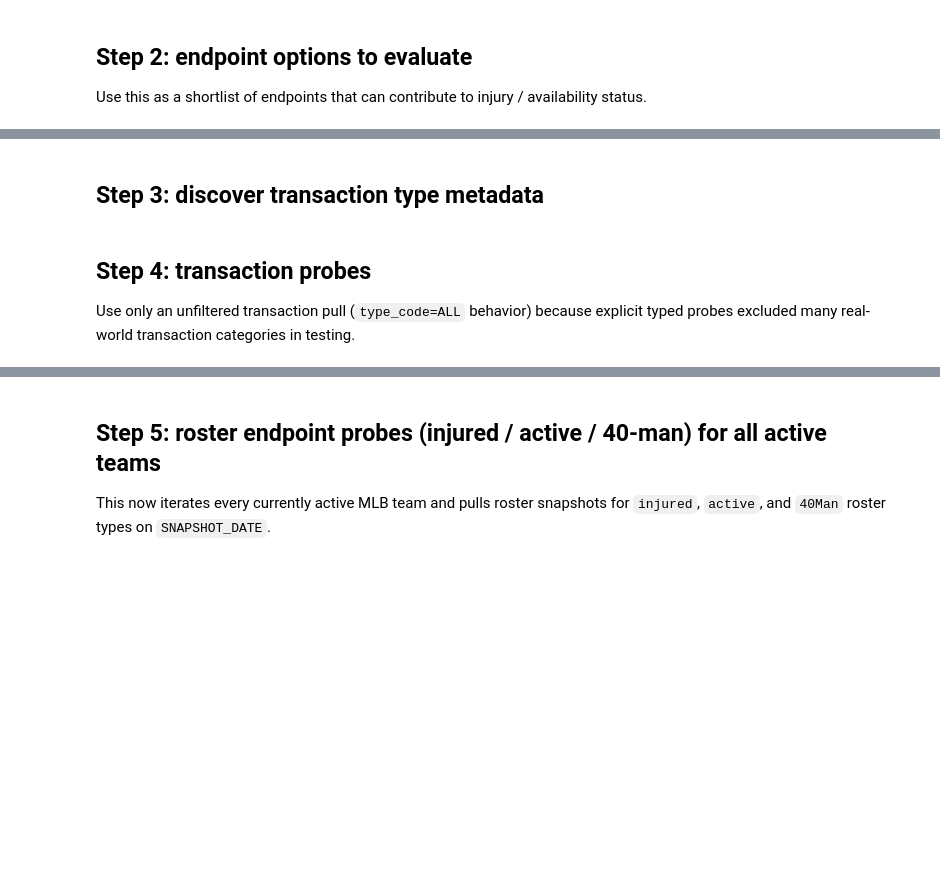
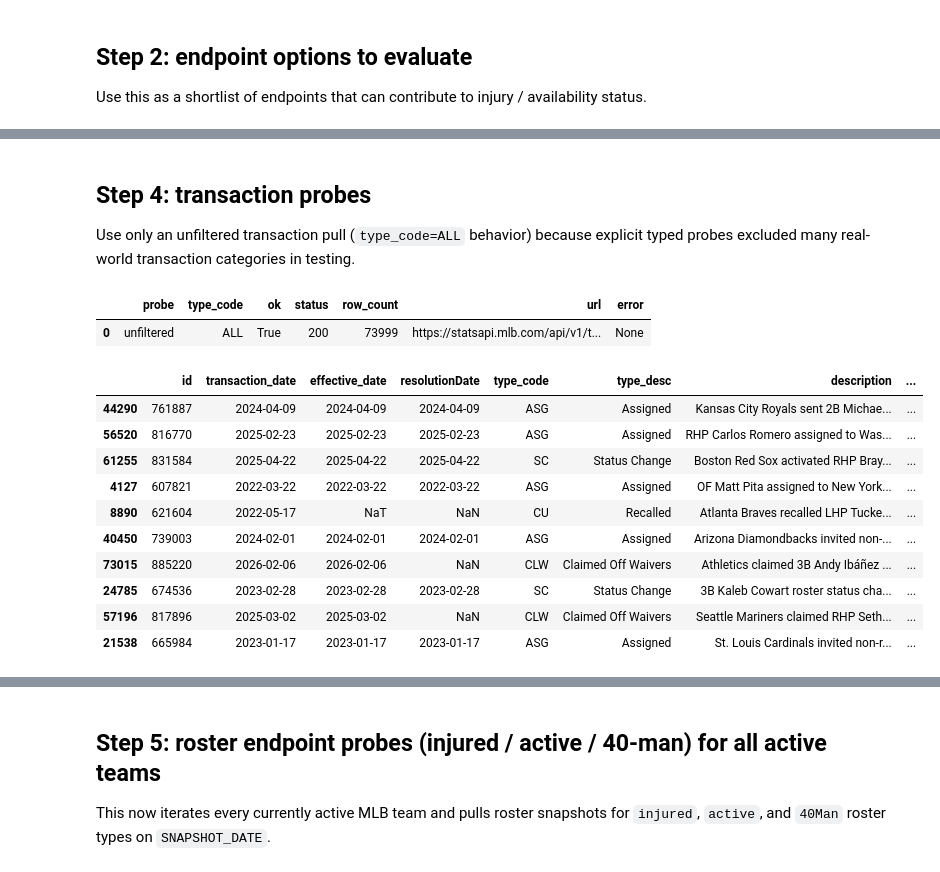
Before and after one commit to colettace/FantasyBaseballPythonNotebooks, a Jupyter notebook: PlayerStatus.ipynb, the cells around one changed output, grey strips where cells are left out. Drawn from its saved outputs; the diff is of its cells as text; code cells hidden in the pictures; blank space fills up the shorter version.

```diff
--- a/PlayerStatus.ipynb
+++ b/PlayerStatus.ipynb
@@ -21,7 +17,7 @@ import pandas as pd
 # %% [markdown]
 ## Configuration
 # %%
-SEASON = date.today().year
+SEASON = 2023 #date.today().year
 LOOKBACK_DAYS = 14
 SPORT_ID = 1
 
@@ -141,2 +149,0 @@ endpoint_catalog
-# %% [markdown]
-## Step 3: discover transaction type metadata
@@ -177,6 +175,9 @@ call_log = pd.DataFrame([
 ])
 
 call_log
+# %% [output]
+|  | probe | type_code | ok | status | row_count | url | error |
+| 0 | unfiltered | ALL | True | 200 | 73999 | https://statsapi.mlb.com/api/v1/t... | None |
 # %%
 frames = []
 
@@ -192,0 +193,14 @@ transactions.head(10)
+# %%
+transactions.sample(10)
+# %% [output]
+|  | id | transaction_date | effective_date | resolutionDate | type_code | type_desc | description | ... |
+| 44290 | 761887 | 2024-04-09 | 2024-04-09 | 2024-04-09 | ASG | Assigned | Kansas City Royals sent 2B Michae... | ... |
+| 56520 | 816770 | 2025-02-23 | 2025-02-23 | 2025-02-23 | ASG | Assigned | RHP Carlos Romero assigned to Was... | ... |
+| 61255 | 831584 | 2025-04-22 | 2025-04-22 | 2025-04-22 | SC | Status Change | Boston Red Sox activated RHP Bray... | ... |
+| 4127 | 607821 | 2022-03-22 | 2022-03-22 | 2022-03-22 | ASG | Assigned | OF Matt Pita assigned to New York... | ... |
+| 8890 | 621604 | 2022-05-17 | NaT | NaN | CU | Recalled | Atlanta Braves recalled LHP Tucke... | ... |
+| 40450 | 739003 | 2024-02-01 | 2024-02-01 | 2024-02-01 | ASG | Assigned | Arizona Diamondbacks invited non-... | ... |
+| 73015 | 885220 | 2026-02-06 | 2026-02-06 | NaN | CLW | Claimed Off Waivers | Athletics claimed 3B Andy Ibáñez ... | ... |
+| 24785 | 674536 | 2023-02-28 | 2023-02-28 | 2023-02-28 | SC | Status Change | 3B Kaleb Cowart roster status cha... | ... |
+| 57196 | 817896 | 2025-03-02 | 2025-03-02 | NaN | CLW | Claimed Off Waivers | Seattle Mariners claimed RHP Seth... | ... |
+| 21538 | 665984 | 2023-01-17 | 2023-01-17 | 2023-01-17 | ASG | Assigned | St. Louis Cardinals invited non-r... | ... |
```
Also changed, not shown: parts of 18 cells of this notebook.
